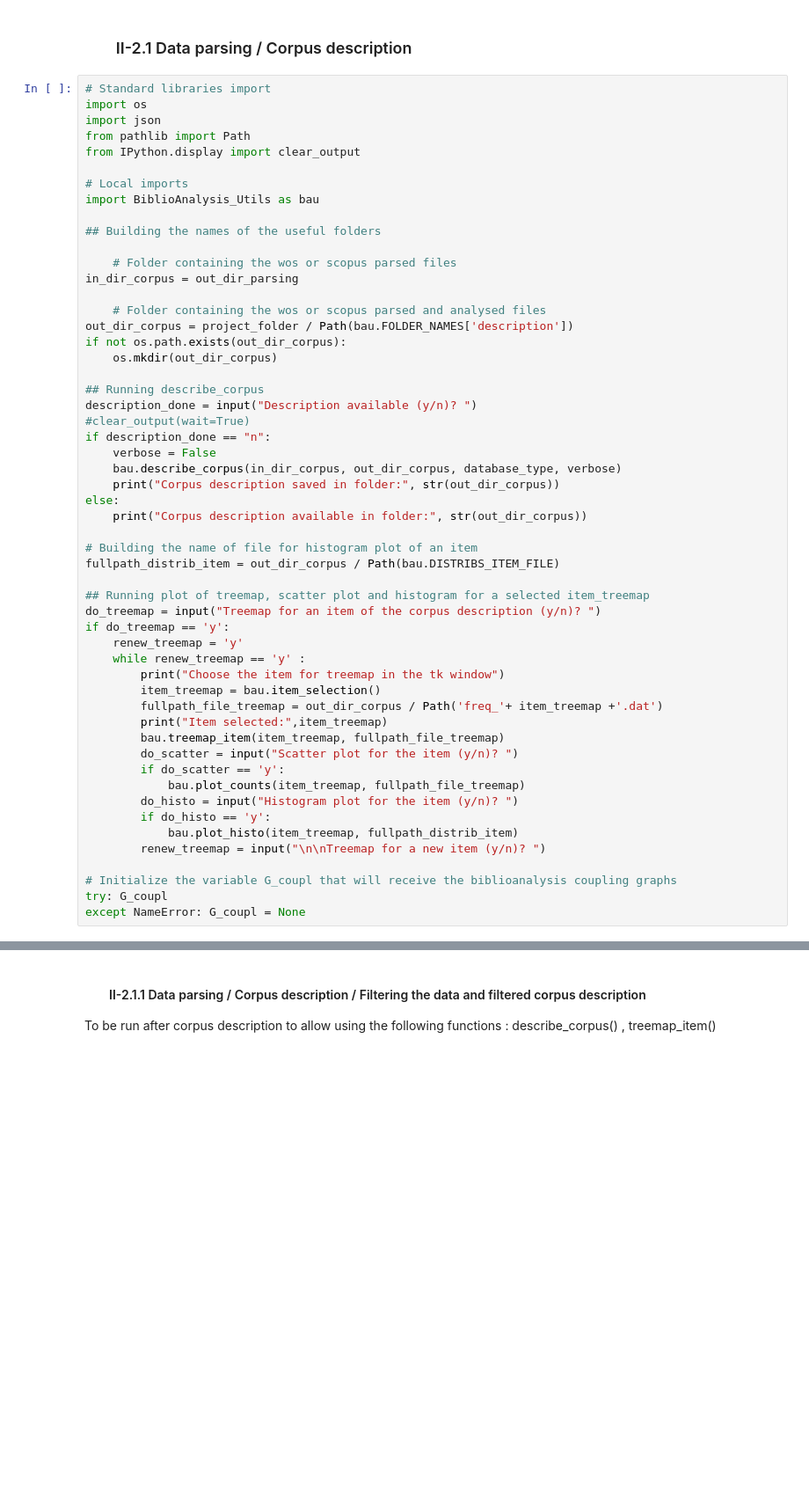
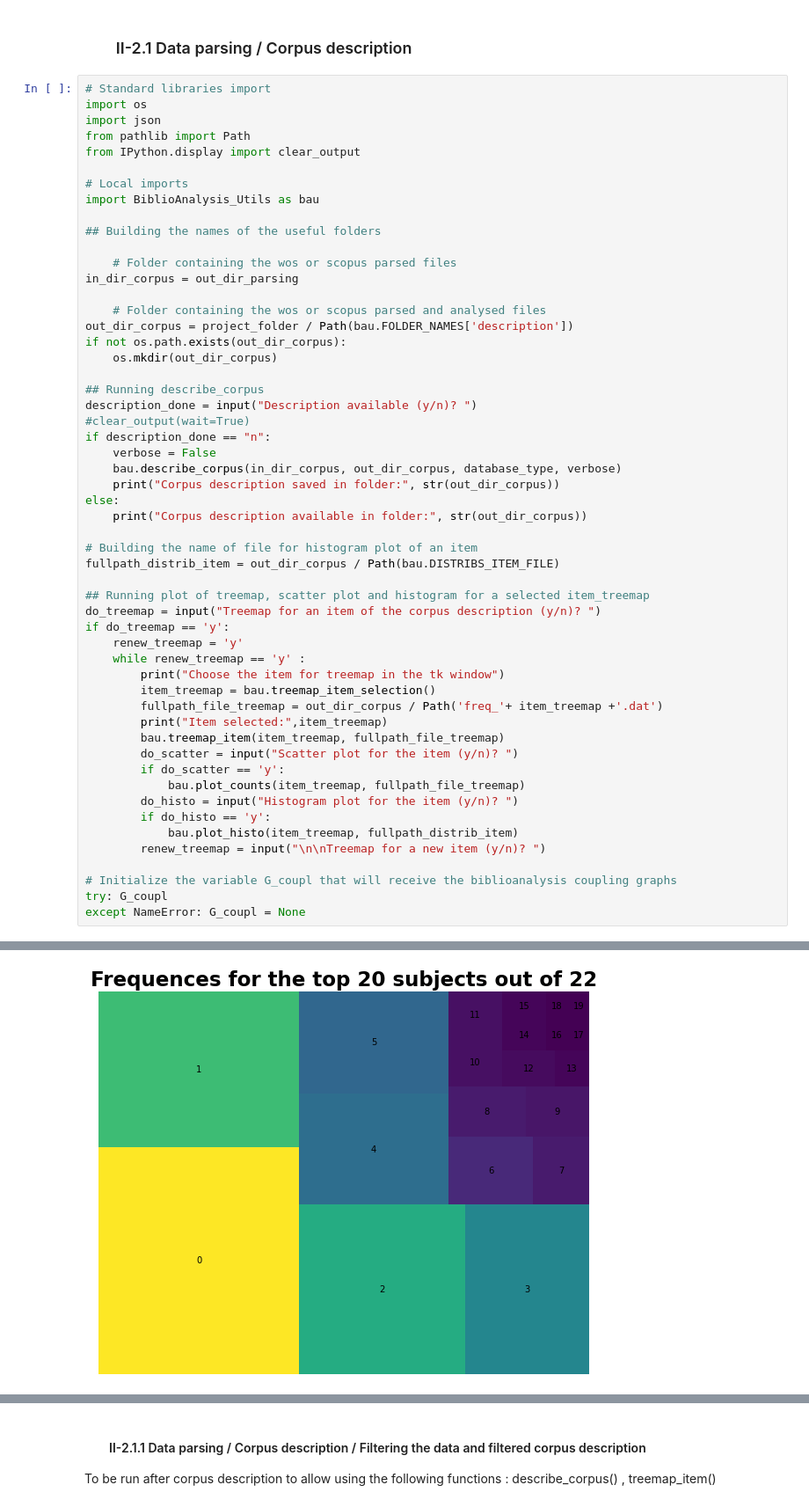
Before and after one commit to IonaBrenac/BiblioAnalysis, a Jupyter notebook: BiblioAnalysis.ipynb, the cells around one changed output, grey strips where cells are left out. Shown at 88% size. Drawn from its saved outputs; the diff is of its cells as text; blank space fills up the shorter version.

```diff
--- a/BiblioAnalysis.ipynb
+++ b/BiblioAnalysis.ipynb
@@ -282,7 +319,7 @@ if do_treemap == 'y':
     renew_treemap = 'y'
     while renew_treemap == 'y' :
         print("Choose the item for treemap in the tk window")
-        item_treemap = bau.item_selection()
+        item_treemap = bau.treemap_item_selection()
         fullpath_file_treemap = out_dir_corpus / Path('freq_'+ item_treemap +'.dat')
         print("Item selected:",item_treemap)
         bau.treemap_item(item_treemap, fullpath_file_treemap)
@@ -297,3 +334,4 @@ if do_treemap == 'y':
 # Initialize the variable G_coupl that will receive the biblioanalysis coupling graphs
 try: G_coupl
 except NameError: G_coupl = None
+# %% [output]
@@ -299,0 +344 @@ except NameError: G_coupl = None
+[figure, added]
```
Also changed, not shown: parts of 12 cells of this notebook, 2 other files.
